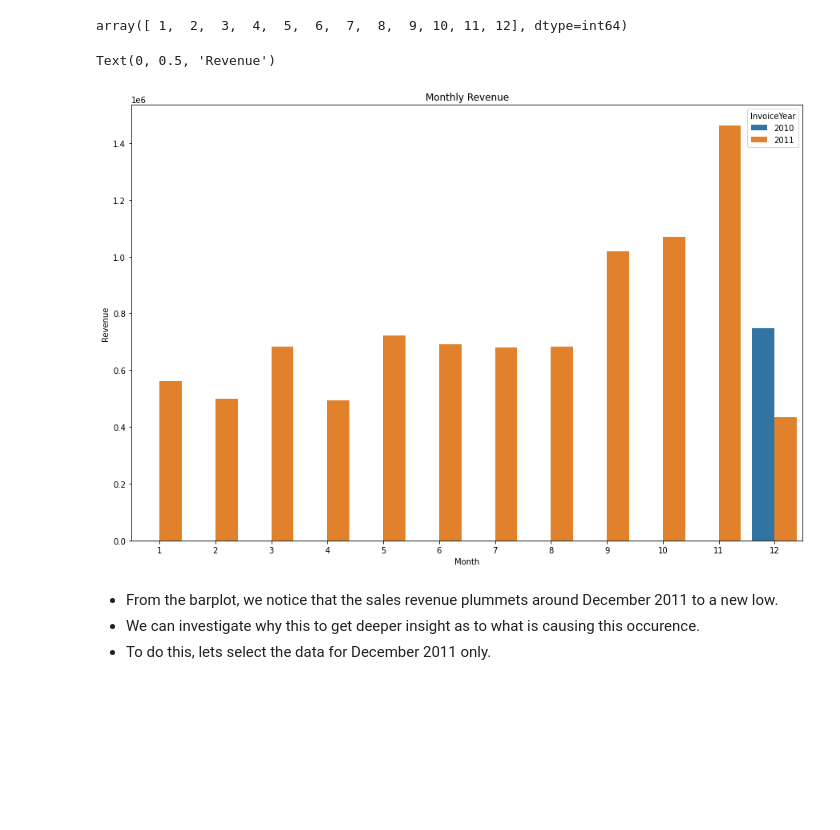
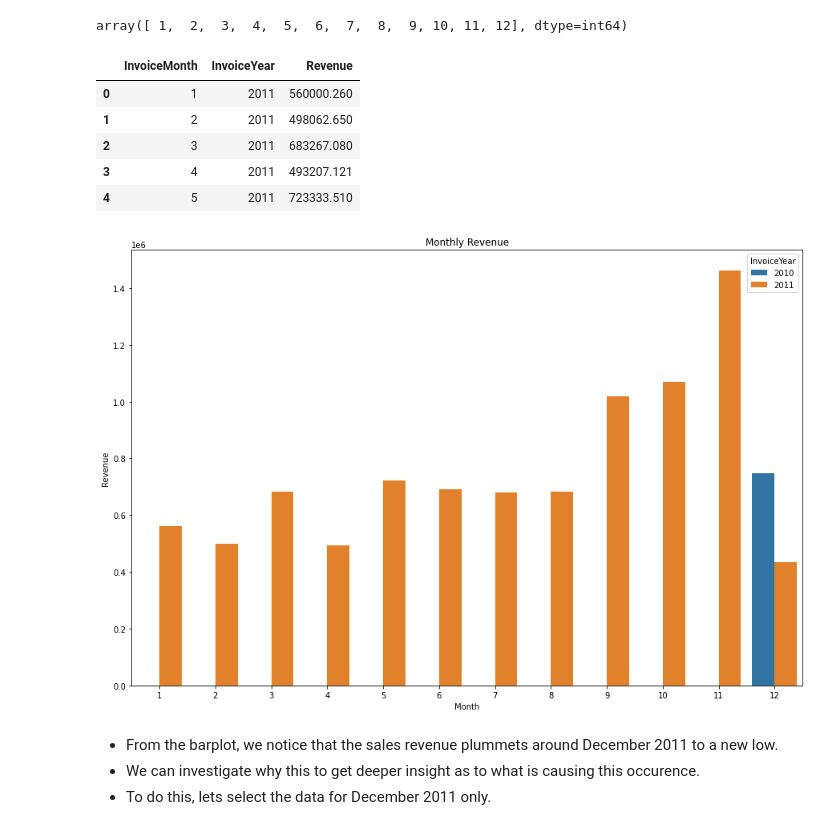
Before and after one commit to tmucho/Africa-Data-School, a Jupyter notebook: Retail Analysis/Retail_Customer_Analysis.ipynb, the cells around one changed output. Cells and saved outputs as stored; diff of their text form; code cells hidden in the pictures; blank space fills up the shorter version.

```diff
--- a/Retail Analysis/Retail_Customer_Analysis.ipynb
+++ b/Retail Analysis/Retail_Customer_Analysis.ipynb
@@ -144,16 +174,25 @@ y_2011 = df[df["InvoiceYear"]== 2011]
 y_2011['InvoiceMonth'].unique()
 # %% [output]
 array([ 1,  2,  3,  4,  5,  6,  7,  8,  9, 10, 11, 12], dtype=int64)
+# %%
+#Monthly Revenue Overview
+df_revenue = df.groupby(["InvoiceMonth", "InvoiceYear"])["Revenue"].sum().reset_index()
+df_revenue.head()
+# %% [output]
+|  | InvoiceMonth | InvoiceYear | Revenue |
+| 0 | 1 | 2011 | 560000.260 |
+| 1 | 2 | 2011 | 498062.650 |
+| 2 | 3 | 2011 | 683267.080 |
+| 3 | 4 | 2011 | 493207.121 |
+| 4 | 5 | 2011 | 723333.510 |
 # %%
-#Monthly Revenue Overview
-df_revenue=df.groupby(["InvoiceMonth", "InvoiceYear"])["Revenue"].sum().reset_index()
 plt.figure(figsize=(15,10))
 sns.barplot(x="InvoiceMonth", y="Revenue", hue="InvoiceYear", data=df_revenue)
 plt.title("Monthly Revenue")
 plt.xlabel("Month")
 plt.ylabel("Revenue")
+plt.show()
 # %% [output]
-Text(0, 0.5, 'Revenue')
 [figure]
 # %% [markdown]
 - From the barplot, we notice that the sales revenue plummets around December 2011 to a new low.
```
Also changed, not shown: parts of 15 cells of this notebook, 8 other files.
